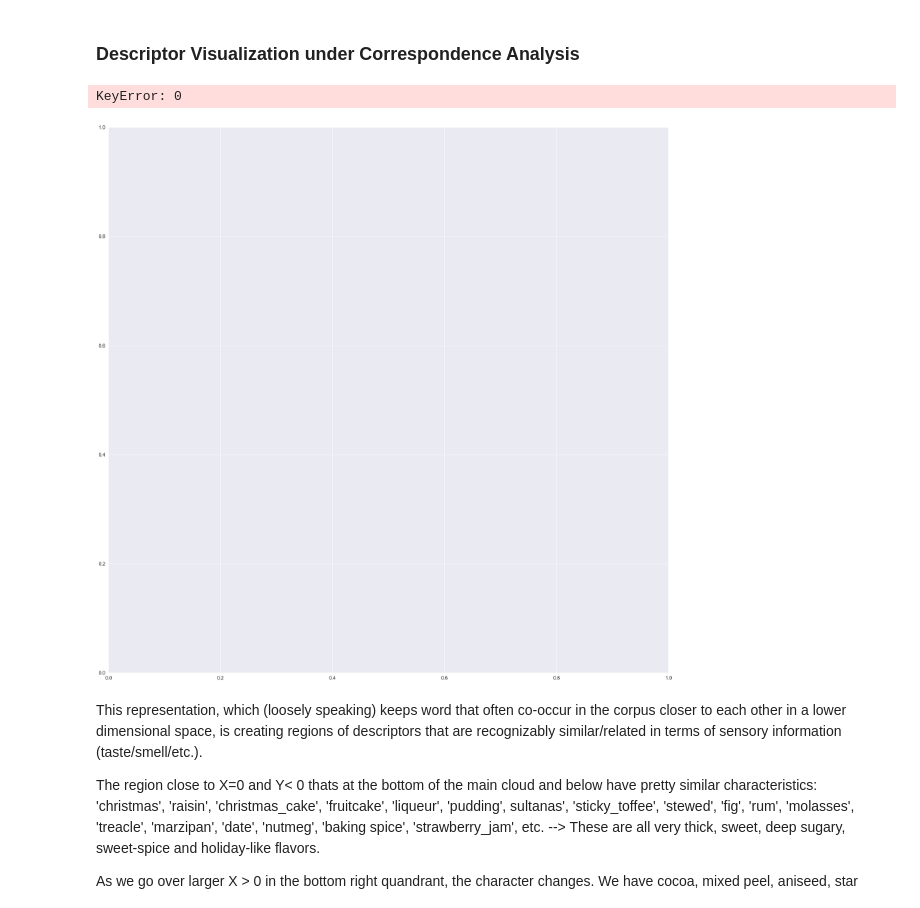
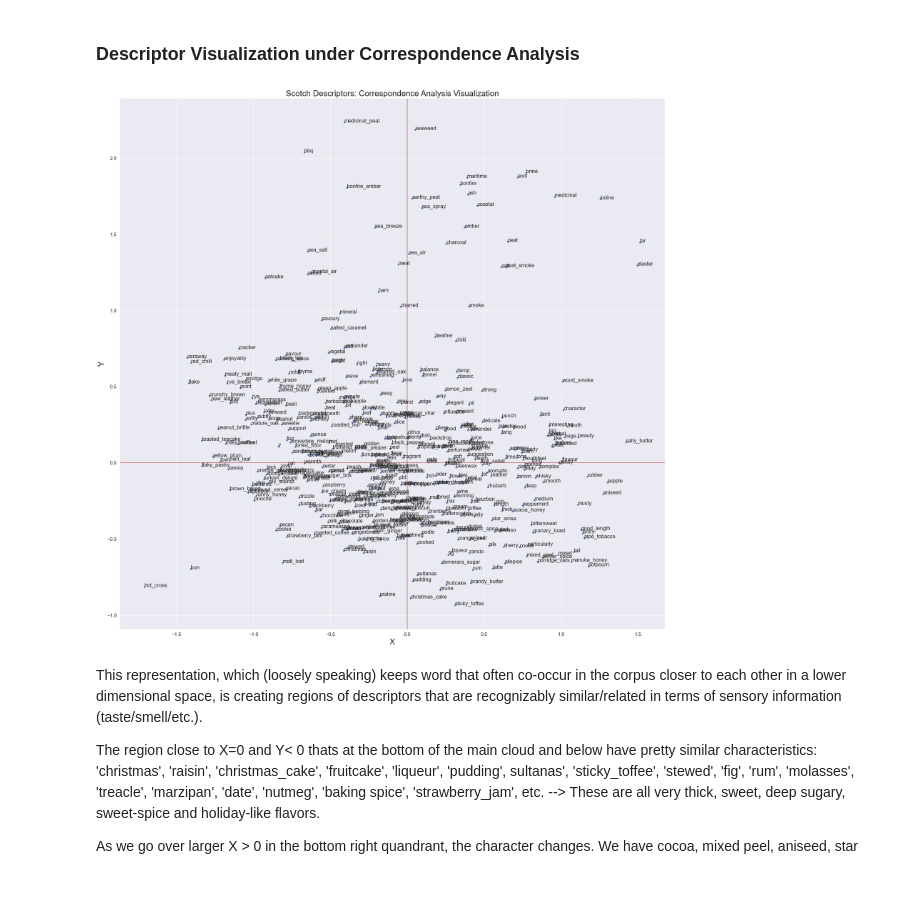
Before and after one commit to admveen/ScotchNLP, a Jupyter notebook: EDA.ipynb, the cells around one changed output. Cells and saved outputs as stored; diff of their text form; code cells hidden in the pictures.

Commit message:
image generation

```diff
--- a/EDA.ipynb
+++ b/EDA.ipynb
@@ -289,20 +292,20 @@ ca_2Dword_embed.head()
 # %%
 sns.set(font="Arial", font_scale = 1.35)
 fig, ax = plt.subplots(figsize = (30,30))
-sns.scatterplot(x = ca_2Dword_embed[0], y = ca_2Dword_embed[1])
+sns.scatterplot(x = ca_2Dword_embed['X'], y = ca_2Dword_embed['Y'])
 
 for word_name in ca_2Dword_embed.index:
-    plt.annotate(word_name, (ca_2Dword_embed.loc[word_name, 0], ca_2Dword_embed.loc[word_name, 1]) )
+    plt.annotate(word_name, (ca_2Dword_embed.loc[word_name, 'X'], ca_2Dword_embed.loc[word_name, 'Y']) )
 
 plt.axhline(y=0, c ='r')
 plt.axvline(x=0, c = 'r')
 plt.title("Scotch Descriptors: Correspondence Analysis Visualization", {'fontname':'Arial', 'fontsize': 25})
 plt.xlabel('X', {'fontname':'Arial', 'fontsize': 25})
 plt.ylabel('Y', {'fontname':'Arial', 'fontsize': 25})
+plt.savefig(eda_image_path+'CA_word_embed.jpg', dpi = 300, bbox_inches = 'tight')
 plt.show()
 # %% [output]
-KeyError: 0
-[figure, old version]
+[figure, new version]
 # %% [markdown]
 This representation, which (loosely speaking) keeps word that often co-occur in the corpus closer to each other in a lower dimensional space, is creating regions of descriptors that are recognizably similar/related in terms of sensory information (taste/smell/etc.).
 
```
Also changed, not shown: parts of 9 cells of this notebook, 12 other files.
